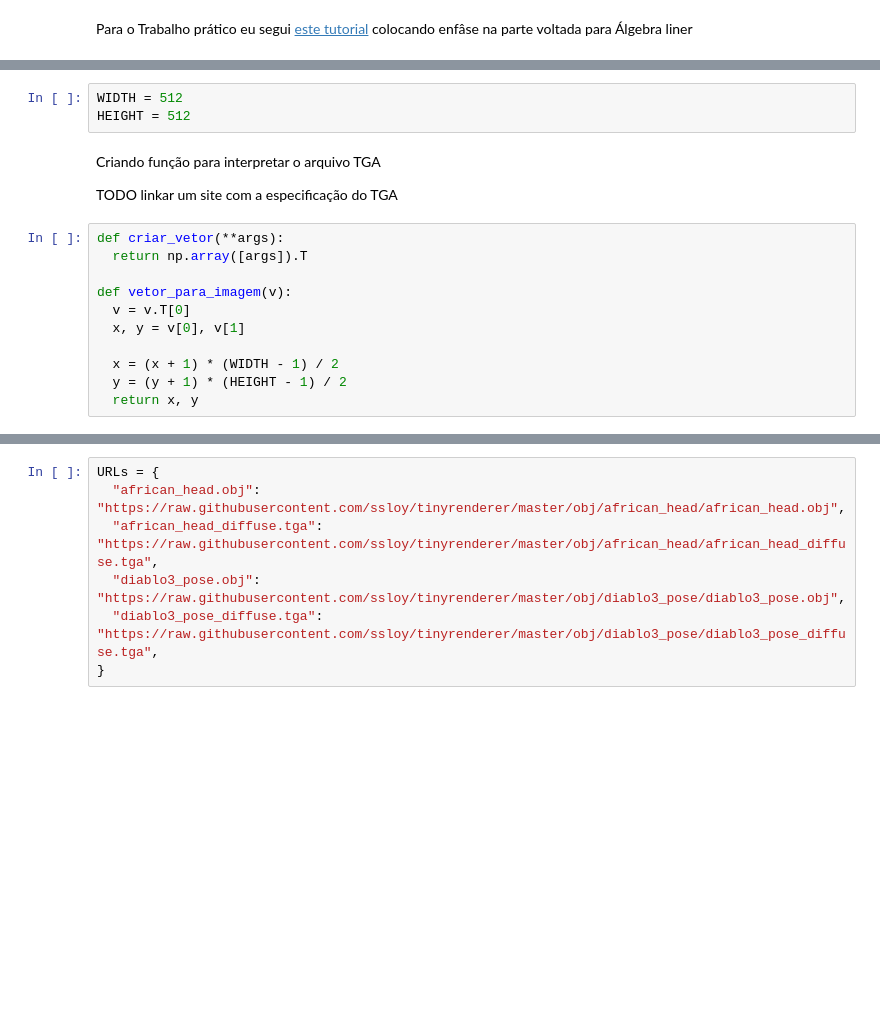
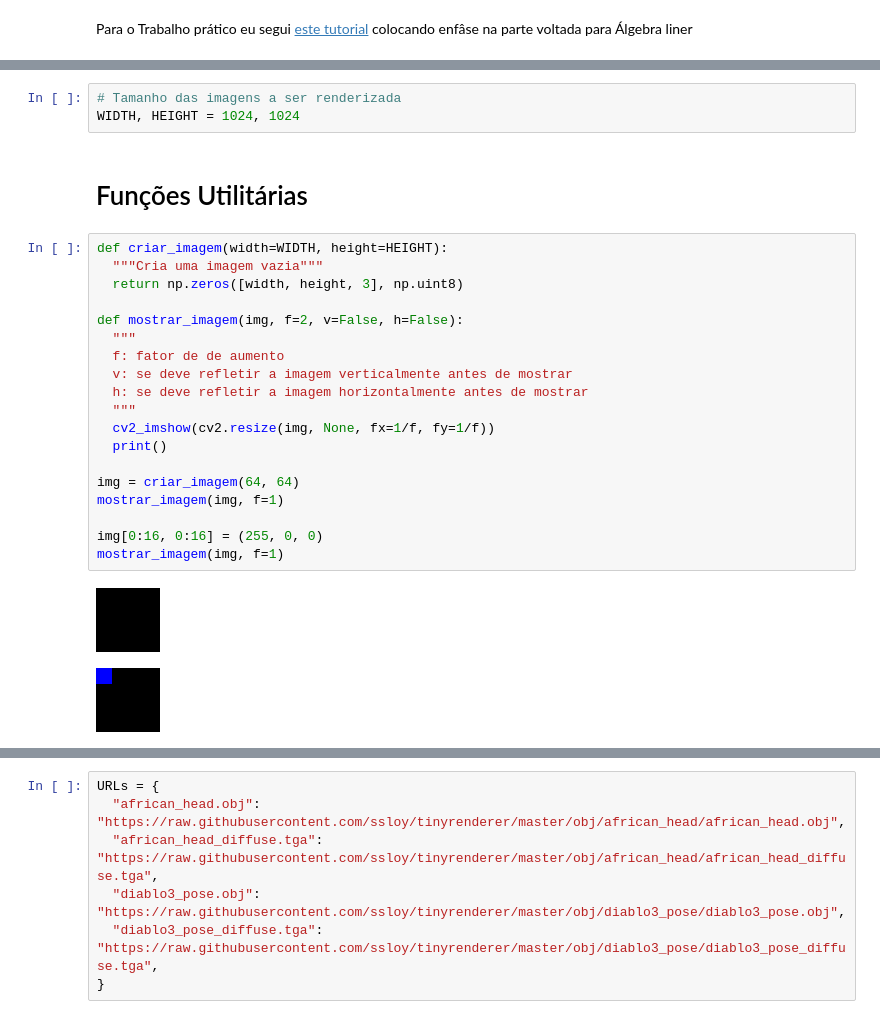
Before and after one commit to Edwolt/TinyRenderer-PythonNotebook, a Jupyter notebook: TinyRenderer.ipynb, the cells around one changed output, grey strips where cells are left out. Cells and saved outputs as stored; diff of their text form; blank space fills up the shorter version.

```diff
--- a/TinyRenderer.ipynb
+++ b/TinyRenderer.ipynb
@@ -10,18 +10,27 @@ import requests
-# %%
-WIDTH = 512
-HEIGHT = 512
-# %% [markdown]
-Criando função para interpretar o arquivo TGA
-
-TODO linkar um site com a especificação do TGA
-# %%
-def criar_vetor(**args):
-  return np.array([args]).T
-
-def vetor_para_imagem(v):
-  v = v.T[0]
-  x, y = v[0], v[1]
-
-  x = (x + 1) * (WIDTH - 1) / 2
-  y = (y + 1) * (HEIGHT - 1) / 2
-  return x, y
+# %%
+# Tamanho das imagens a ser renderizada
+WIDTH, HEIGHT = 1024, 1024
+# %% [markdown]
+# Funções Utilitárias
+# %%
+def criar_imagem(width=WIDTH, height=HEIGHT):
+  """Cria uma imagem vazia"""
+  return np.zeros([width, height, 3], np.uint8)
+
+def mostrar_imagem(img, f=2, v=False, h=False):
+  """
+  f: fator de de aumento
+  v: se deve refletir a imagem verticalmente antes de mostrar
+  h: se deve refletir a imagem horizontalmente antes de mostrar
+  """
+  cv2_imshow(cv2.resize(img, None, fx=1/f, fy=1/f))
+  print()
+
+img = criar_imagem(64, 64)
+mostrar_imagem(img, f=1)
+
+img[0:16, 0:16] = (255, 0, 0)
+mostrar_imagem(img, f=1)
+# %% [output]
+[figure, added]
+[figure, added]
```
Also changed, not shown: parts of 30 cells of this notebook.
